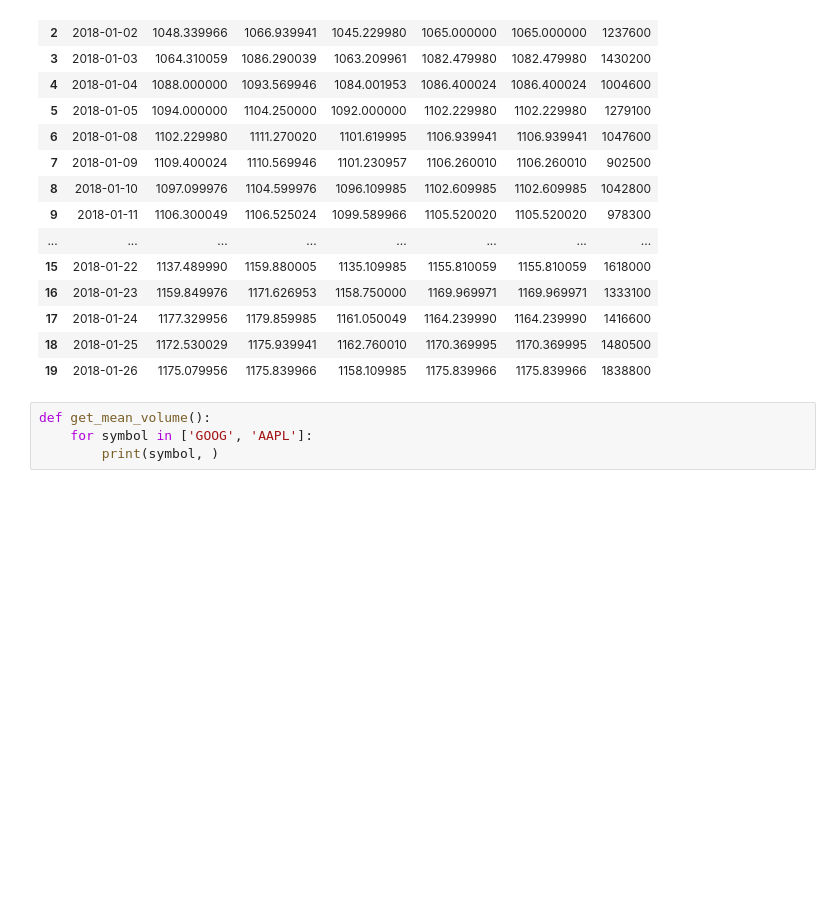
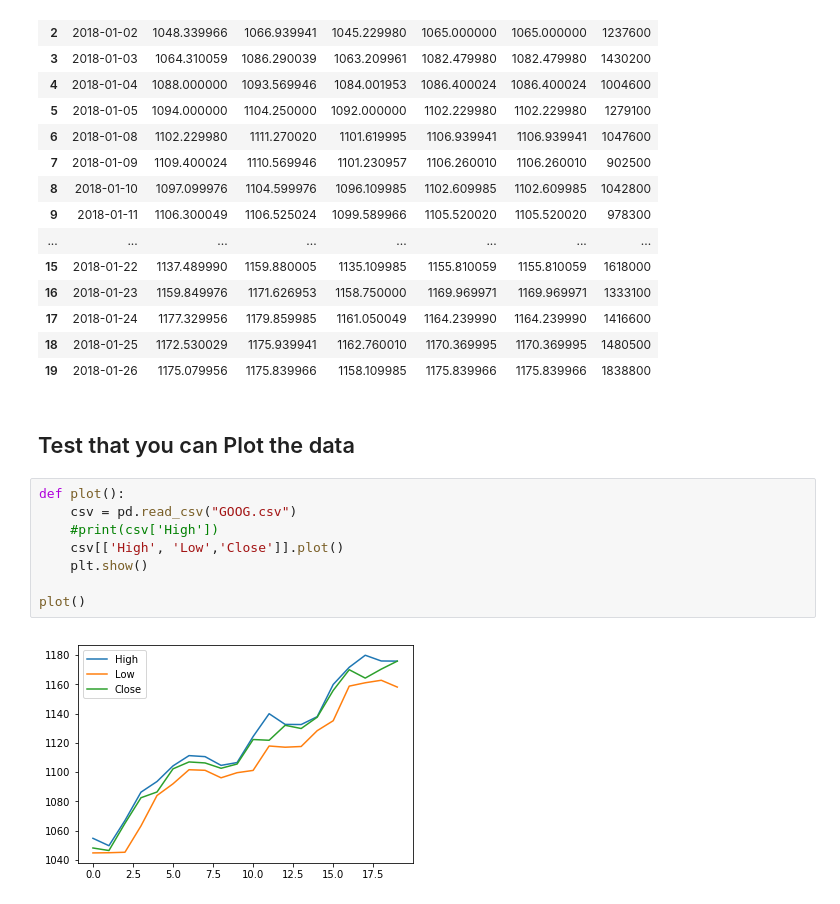
Before and after one commit to shreyasnivas/AI-Trading, a Jupyter notebook: trading-csv-slicing.ipynb, the cells around one changed output. Saved outputs shown, nothing was run; the diff lists cells and outputs as text; blank space fills up the shorter version.

```diff
--- a/trading-csv-slicing.ipynb
+++ b/trading-csv-slicing.ipynb
@@ -39,7 +33,15 @@ testread
 | 17 | 2018-01-24 | 1177.329956 | 1179.859985 | 1161.050049 | 1164.239990 | 1164.239990 | 1416600 |
 | 18 | 2018-01-25 | 1172.530029 | 1175.939941 | 1162.760010 | 1170.369995 | 1170.369995 | 1480500 |
 | 19 | 2018-01-26 | 1175.079956 | 1175.839966 | 1158.109985 | 1175.839966 | 1175.839966 | 1838800 |
-# %%
-def get_mean_volume():
-    for symbol in ['GOOG', 'AAPL']:
-        print(symbol, )
+# %% [markdown]
+## Test that you can Plot the data
+# %%
+def plot():
+    csv = pd.read_csv("GOOG.csv")
+    #print(csv['High'])
+    csv[['High', 'Low','Close']].plot()
+    plt.show()
+
+plot()
+# %% [output]
+[figure, added]
```
Also changed, not shown: parts of 12 cells of this notebook, 4 other files.
